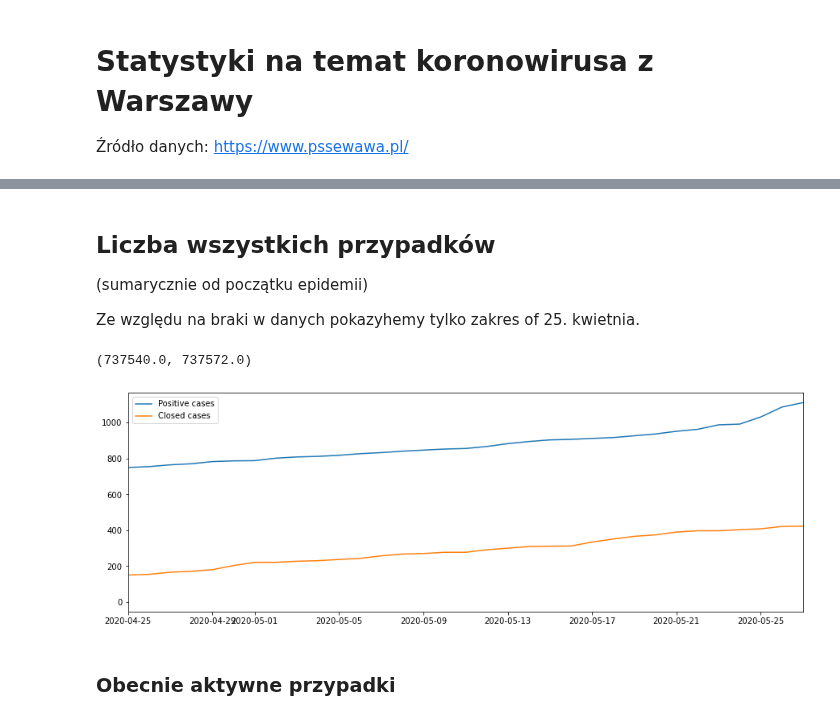
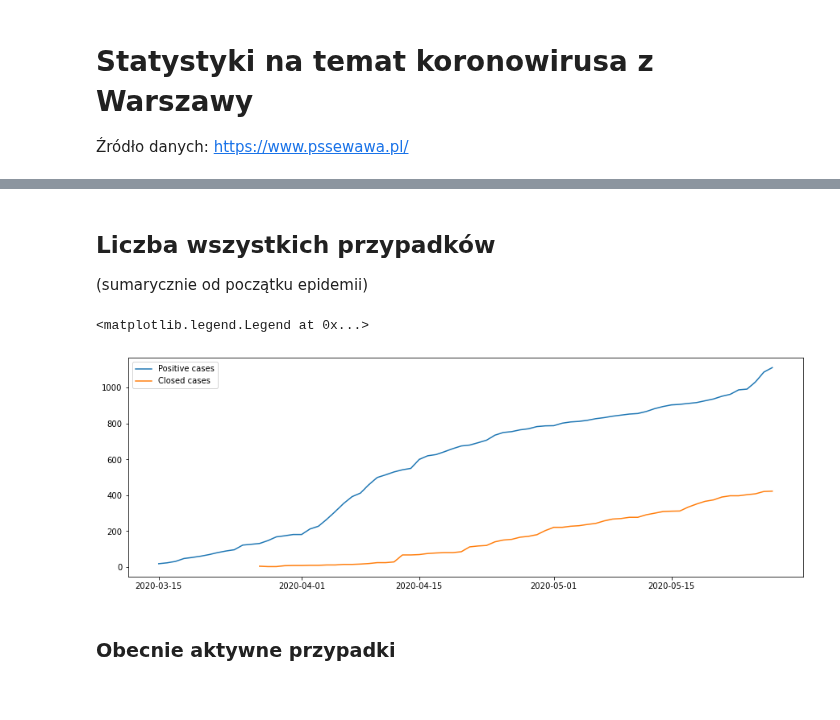
Before and after one commit to danijel3/CovidWarszawa, a Jupyter notebook: visualize.ipynb, the cells around one changed output, grey strips where cells are left out. Saved outputs shown, nothing was run; the diff lists cells and outputs as text; code cells hidden in the pictures.

```diff
--- a/visualize.ipynb
+++ b/visualize.ipynb
@@ -40,23 +37,20 @@ Timestamp('2020-04-20 00:00:00')
 ## Liczba wszystkich przypadków
 
 (sumarycznie od początku epidemii)
-
-Ze względu na braki w danych pokazyhemy tylko zakres of 25. kwietnia.
 # %%
 figure(figsize=(15,5))
 
 dod=df['liczba przypadków potwierdzonych laboratoryjnie z wynikiem dodatnim']
 plot(dod,label='Positive cases')
 
 zg=df['liczba zgonów związanych z COVID-19']
 oz=df['liczba ozdrowieńców']
 kon=zg+oz
 plot(kon,label='Closed cases')
 legend()
-xlim(pd.Timestamp('2020-04-25'),df.index[-1])
 # %% [output]
-(737540.0, 737572.0)
+<matplotlib.legend.Legend at 0x...>
-[figure, old version]
+[figure, new version]
 # %% [markdown]
 ### Obecnie aktywne przypadki
 # %%
```
Also changed, not shown: parts of 5 cells of this notebook, 2 other files.
